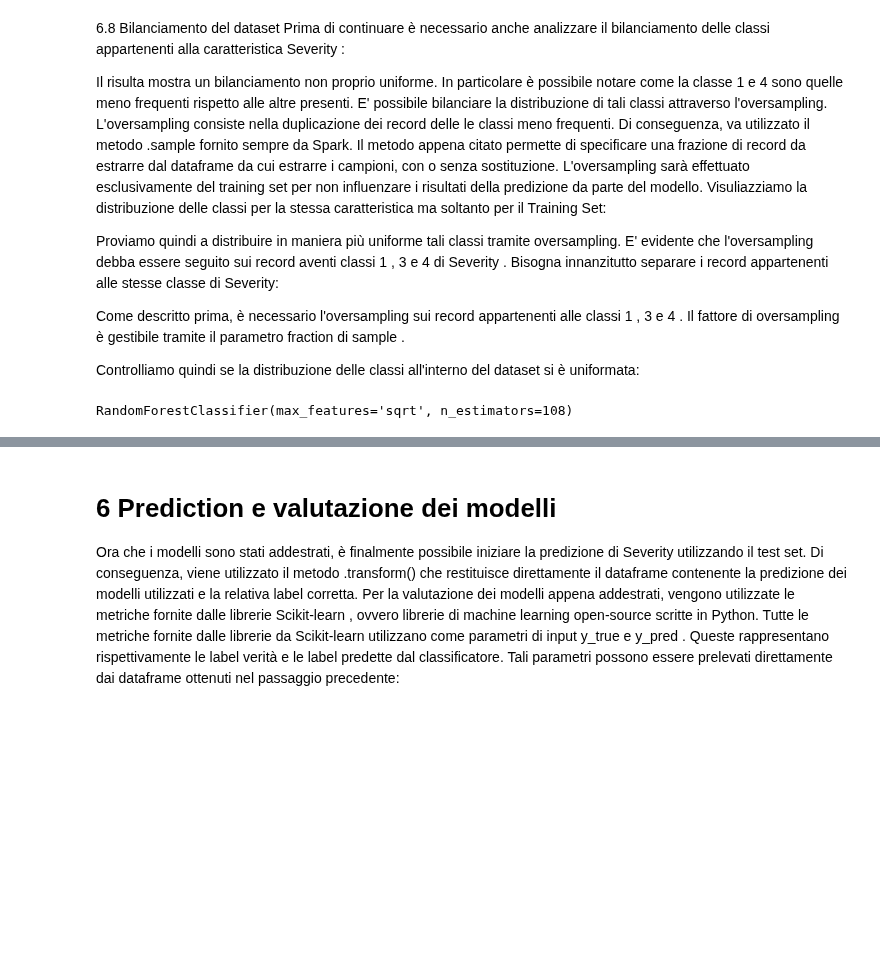
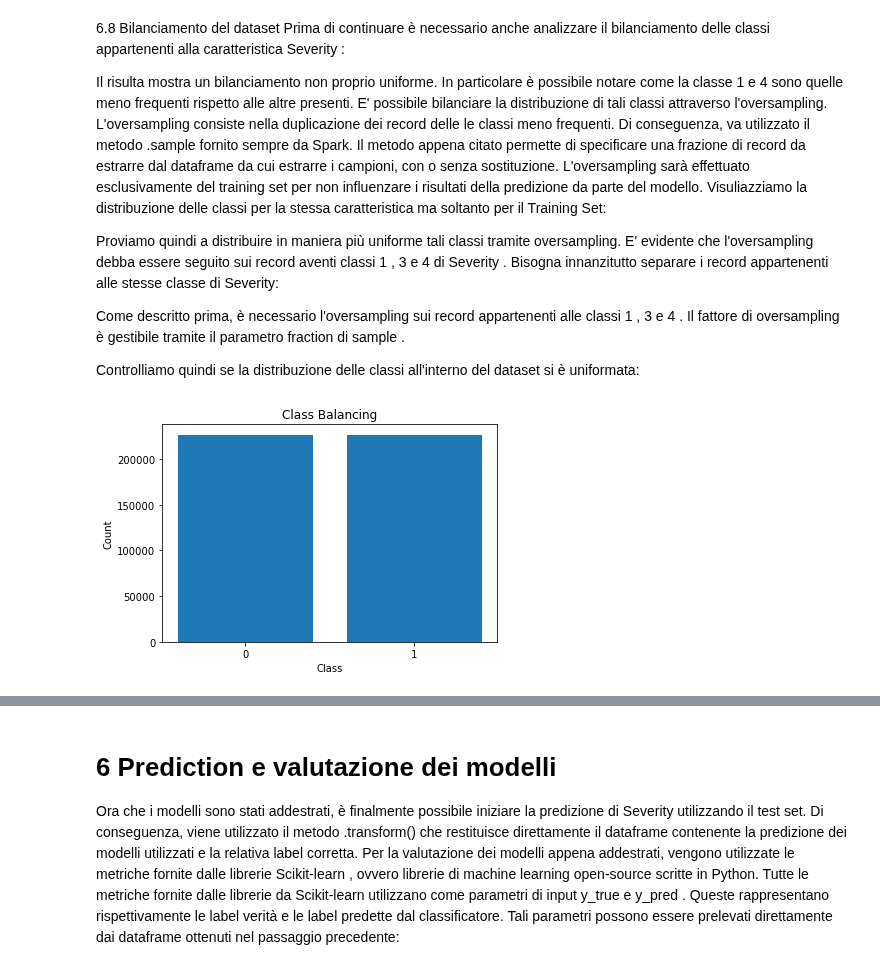
Before and after one commit to giridhar123/BigData, a Jupyter notebook: Notebook.ipynb, the cells around one changed output, grey strips where cells are left out. Drawn from its saved outputs; the diff is of its cells as text; code cells hidden in the pictures; blank space fills up the shorter version.

```diff
--- a/Notebook.ipynb
+++ b/Notebook.ipynb
@@ -215,15 +211,15 @@ Eliminate le feature indicate dalla matrice di correlazione, proseguiamo con il
 # %% [markdown]
 @TODO: INSERIRE FORMULA FISHER SCORE
 # %%
-def fisher(m_1,s_1,p_1,m_2,s_2,p_2,m_3):
-  m_1 = float(m_1)
-  s_1 = float(s_1)
-  m_2 = float(m_2)
-  s_2 = float(s_2)
-  m_3 = float(m_3)
+def fisher(m1,s1,p1,m2,s2,p2,m3):
+  m1 = float(m1)
+  s1 = float(s1)
+  m2 = float(m2)
+  s2 = float(s2)
+  m3 = float(m3)
 
-  num = p_1*((m_1-m_3)**2)  + p_2*((m_2-m_3)**2)
-  den = p_1*(s_1**2)        + p_2*(s_2**2)
+  num = p1 * ((m1 - m3)**2) + p2*((m2 - m3)**2)
+  den = p1 * (s1**2) + p2 * (s2**2)
 
   return (100 * num/den)
 
@@ -377,20 +380,20 @@ Controlliamo quindi se la distribuzione delle classi all'interno del dataset si
 # %%
 from imblearn.over_sampling import SMOTE
 
 #SOVRACAMPIONAMENTO SOLO DEL TRAINING SET IN MODO DA SBAGLIARE SOLO 1 VOLTA E NON N VOLTE NEL TEST SET
 X_train, Y_train = SMOTE().fit_resample(X_train,Y_train)
 Y_train = Y_train.reshape(-1,1)
 
-#target_balanced,count = np.unique(Y_train,return_counts=True)
-#plt.title("Class Balancing")
-#plt.xlabel("Class")
-#plt.ylabel("Count")
-#plt.bar([str(i) for i in target_balanced],count)
-#plt.show()
+target_balanced,count = np.unique(Y_train,return_counts=True)
+plt.title("Class Balancing")
+plt.xlabel("Class")
+plt.ylabel("Count")
+plt.bar([str(i) for i in target_balanced],count)
+plt.show()
+# %% [output]
+[figure, added]
 # %%
 from sklearn.ensemble import RandomForestClassifier
 
-model = RandomForestClassifier(n_estimators=108, max_features="sqrt", criterion="gini")
-model.fit(X_train, Y_train)
+#model = RandomForestClassifier(n_estimators=108, max_features="sqrt", criterion="entropy")
+#model.fit(X_train, Y_train)
-# %% [output]
-RandomForestClassifier(max_features='sqrt', n_estimators=108)
```
Also changed, not shown: parts of 32 cells of this notebook.
